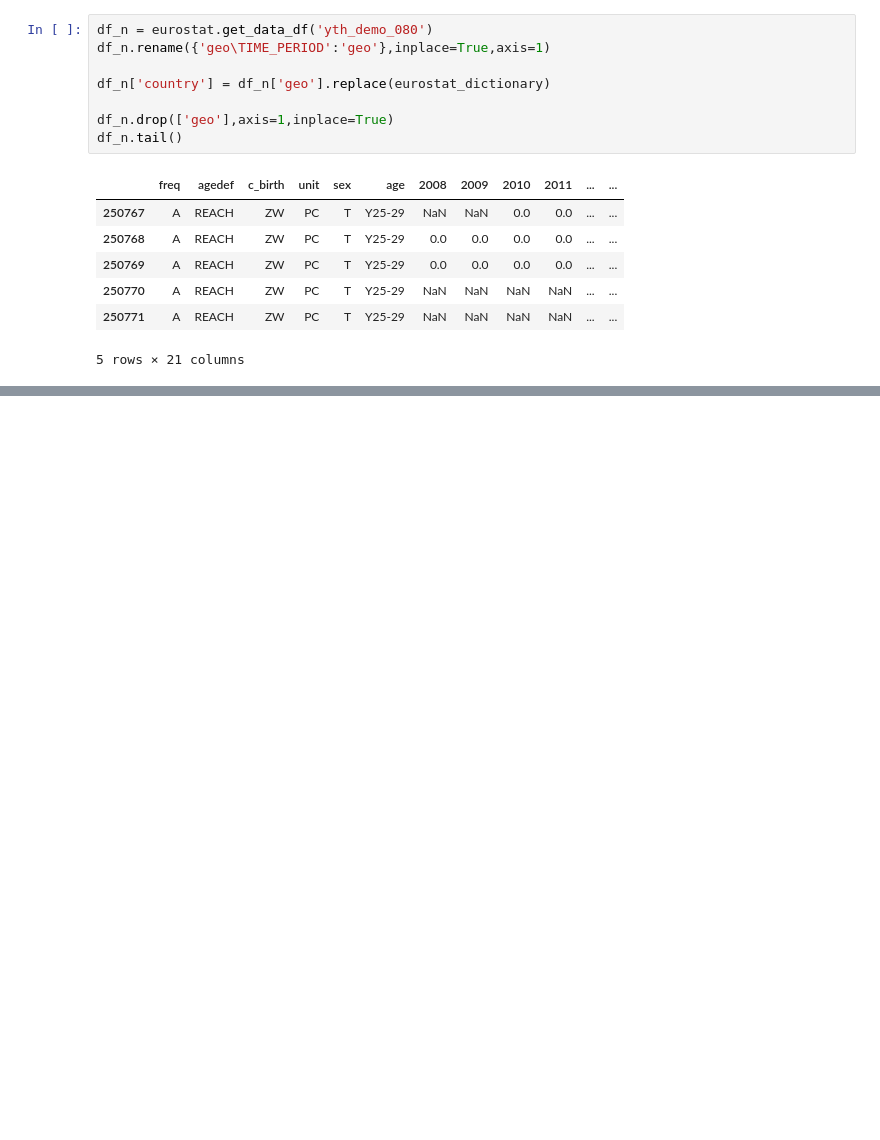
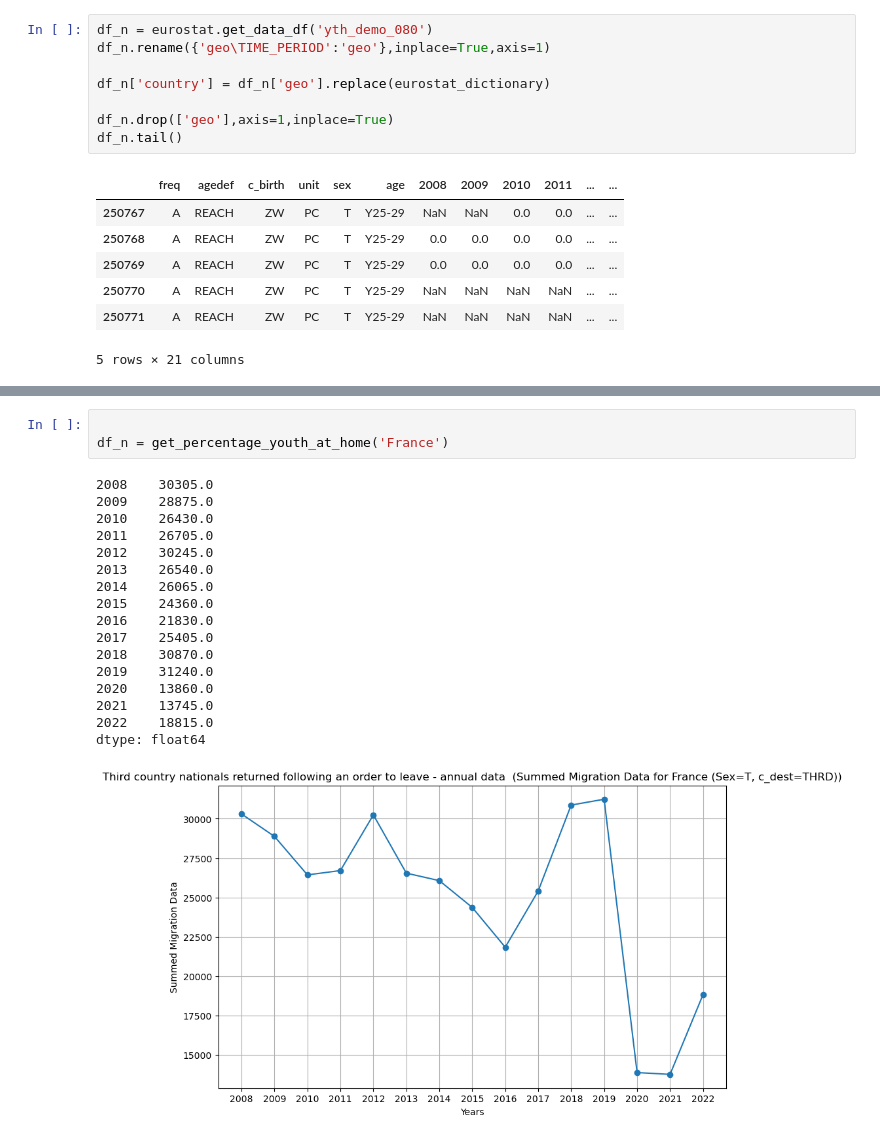
Before and after one commit to AnneLouisedb/Causality_Eurostat, a Jupyter notebook: importing_oecd_data.ipynb, the cells around one changed output, grey strips where cells are left out. Saved outputs shown, nothing was run; the diff lists cells and outputs as text; blank space fills up the shorter version.

```diff
--- a/importing_oecd_data.ipynb
+++ b/importing_oecd_data.ipynb
@@ -357,5 +346,26 @@ plt.show()
 2022     17460.0
 dtype: float64
 [figure]
+# %%
+
+df_n = get_percentage_youth_at_home('France')
+# %% [output]
+2008    30305.0
+2009    28875.0
+2010    26430.0
+2011    26705.0
+2012    30245.0
+2013    26540.0
+2014    26065.0
+2015    24360.0
+2016    21830.0
+2017    25405.0
+2018    30870.0
+2019    31240.0
+2020    13860.0
+2021    13745.0
+2022    18815.0
+dtype: float64
+[figure, added]
 # %%
 
```
Also changed, not shown: parts of 22 cells of this notebook.
